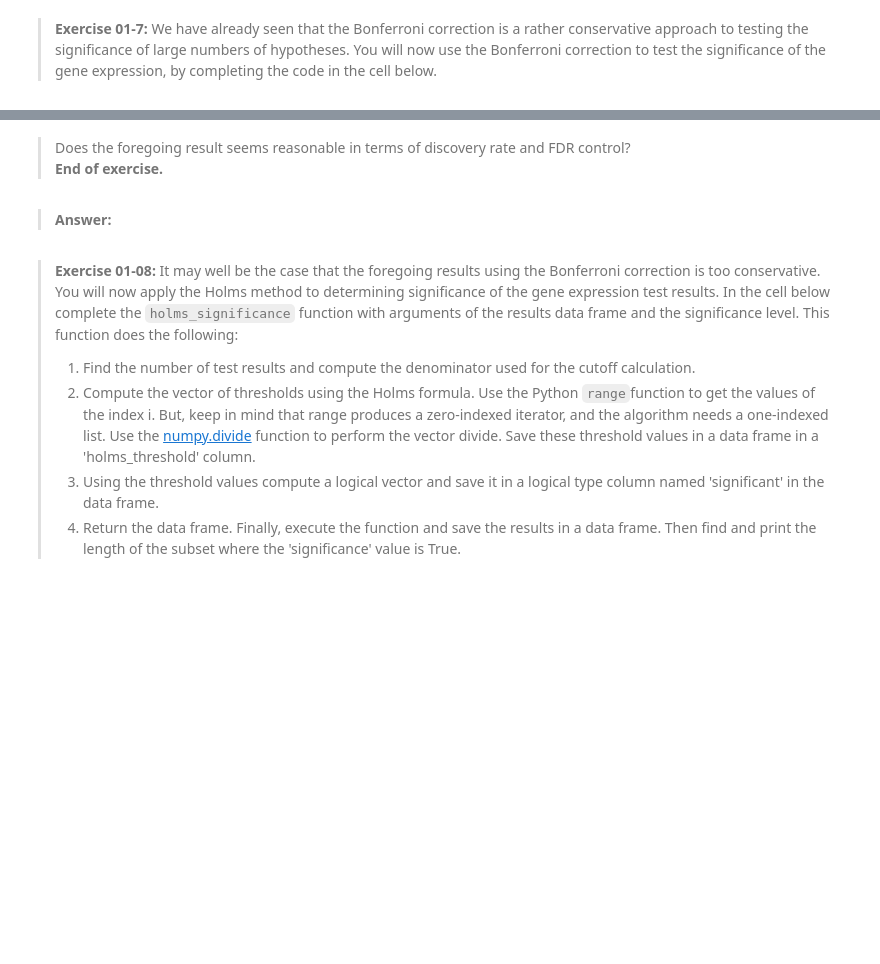
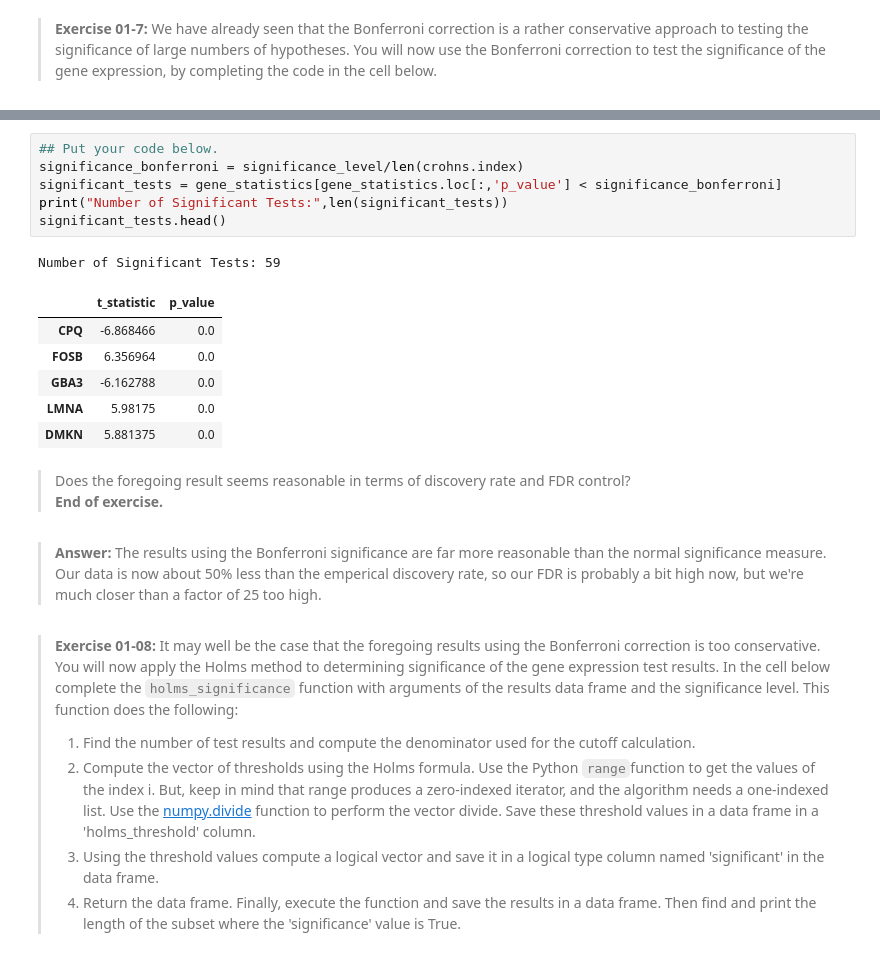
Before and after one commit to whendo/CSCI-E-108, a Jupyter notebook: notebooks/01_PitfallsInDataMining.ipynb, the cells around one changed output, grey strips where cells are left out. Saved outputs shown, nothing was run; the diff lists cells and outputs as text; blank space fills up the shorter version.

```diff
--- a/notebooks/01_PitfallsInDataMining.ipynb
+++ b/notebooks/01_PitfallsInDataMining.ipynb
@@ -419,8 +462,22 @@ significance_level =0.05
+# %%
+## Put your code below.
+significance_bonferroni = significance_level/len(crohns.index)
+significant_tests = gene_statistics[gene_statistics.loc[:,'p_value'] < significance_bonferroni]
+print("Number of Significant Tests:",len(significant_tests))
+significant_tests.head()
+# %% [output]
+Number of Significant Tests: 59
+|  | t_statistic | p_value |
+| CPQ | -6.868466 | 0.0 |
+| FOSB | 6.356964 | 0.0 |
+| GBA3 | -6.162788 | 0.0 |
+| LMNA | 5.98175 | 0.0 |
+| DMKN | 5.881375 | 0.0 |
 # %% [markdown]
 > Does the foregoing result seems reasonable in terms of discovery rate and FDR control?
 > **End of exercise.**
-# %% [markdown]
-> **Answer:**
+# %% [markdown]
+> **Answer:**  The results using the Bonferroni significance are far more reasonable than the normal significance measure. Our data is now about 50% less than the emperical discovery rate, so our FDR is probably a bit high now, but we're much closer than a factor of 25 too high.
 # %% [markdown]
 > **Exercise 01-08:** It may well be the case that the foregoing results using the Bonferroni correction is too conservative. You will now apply the Holms method to determining significance of the gene expression test results. In the cell below complete the `holms_significance` function with arguments of the results data frame and the significance level. This function does the following:
 > 1. Find the number of test results and compute the denominator used for the cutoff calculation.
```
Also changed, not shown: parts of 19 cells of this notebook.
